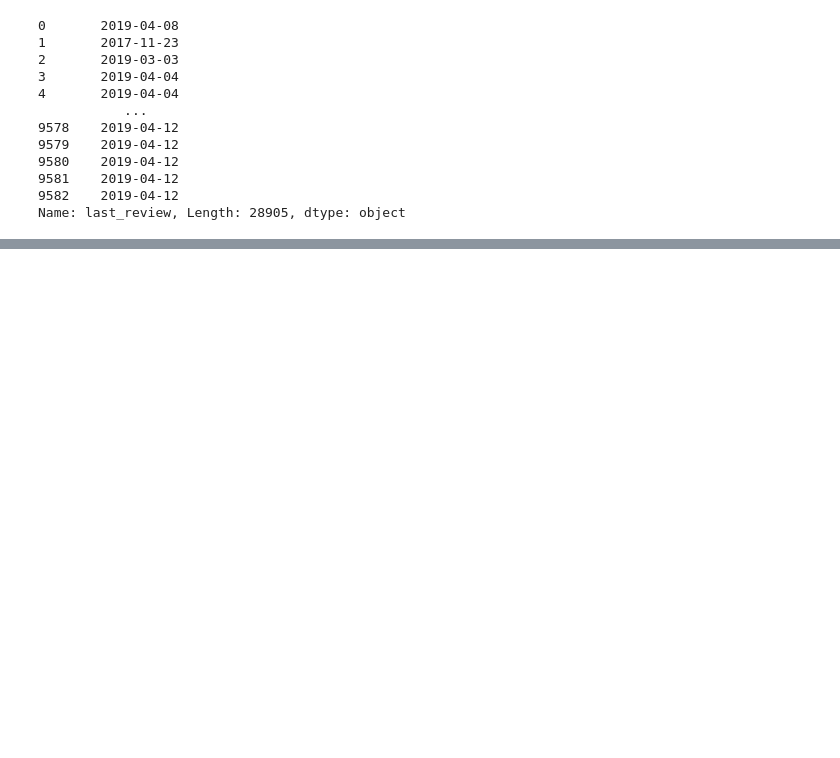
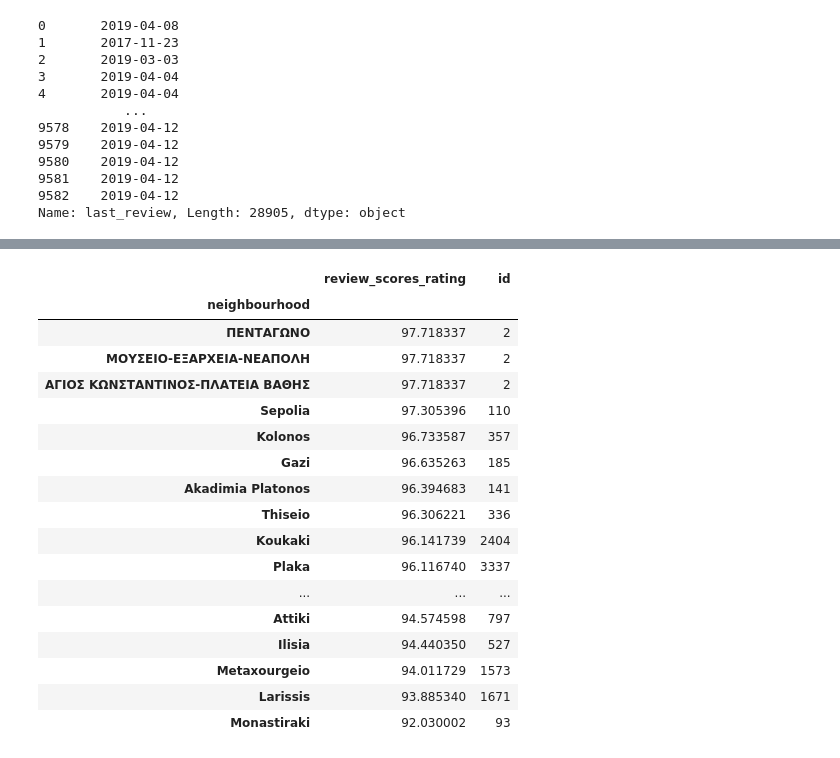
Before and after one commit to Myrto-Iglezou/Airbnb-Data-Analysis-, a Jupyter notebook: dm_project_1.ipynb, the cells around one changed output, grey strips where cells are left out. Drawn from its saved outputs; the diff is of its cells as text; code cells hidden in the pictures; blank space fills up the shorter version.

```diff
--- a/dm_project_1.ipynb
+++ b/dm_project_1.ipynb
@@ -293,0 +317,25 @@ Name: last_review, Length: 28905, dtype: object
+# %%
+# 12-b
+
+neighbourhoodsCost = df.groupby('neighbourhood').agg({'review_scores_rating':'mean','id':'count'}).sort_values('review_scores_rating',ascending=False)
+neighbourhoodsCost
+# neighbourhoodsCost['Ranking'] = neighbourhoodsCost.apply(lambda row : findRating(row['Average price'],row['Average availability'],row['#hotels']),axis=1)
+# %% [output]
+|  | review_scores_rating | id |
+| neighbourhood |  |  |
+| ΠΕΝΤΑΓΩΝΟ | 97.718337 | 2 |
+| ΜΟΥΣΕΙΟ-ΕΞΑΡΧΕΙΑ-ΝΕΑΠΟΛΗ | 97.718337 | 2 |
+| ΑΓΙΟΣ ΚΩΝΣΤΑΝΤΙΝΟΣ-ΠΛΑΤΕΙΑ ΒΑΘΗΣ | 97.718337 | 2 |
+| Sepolia | 97.305396 | 110 |
+| Kolonos | 96.733587 | 357 |
+| Gazi | 96.635263 | 185 |
+| Akadimia Platonos | 96.394683 | 141 |
+| Thiseio | 96.306221 | 336 |
+| Koukaki | 96.141739 | 2404 |
+| Plaka | 96.116740 | 3337 |
+| ... | ... | ... |
+| Attiki | 94.574598 | 797 |
+| Ilisia | 94.440350 | 527 |
+| Metaxourgeio | 94.011729 | 1573 |
+| Larissis | 93.885340 | 1671 |
+| Monastiraki | 92.030002 | 93 |
```
Also changed, not shown: parts of 5 cells of this notebook.
